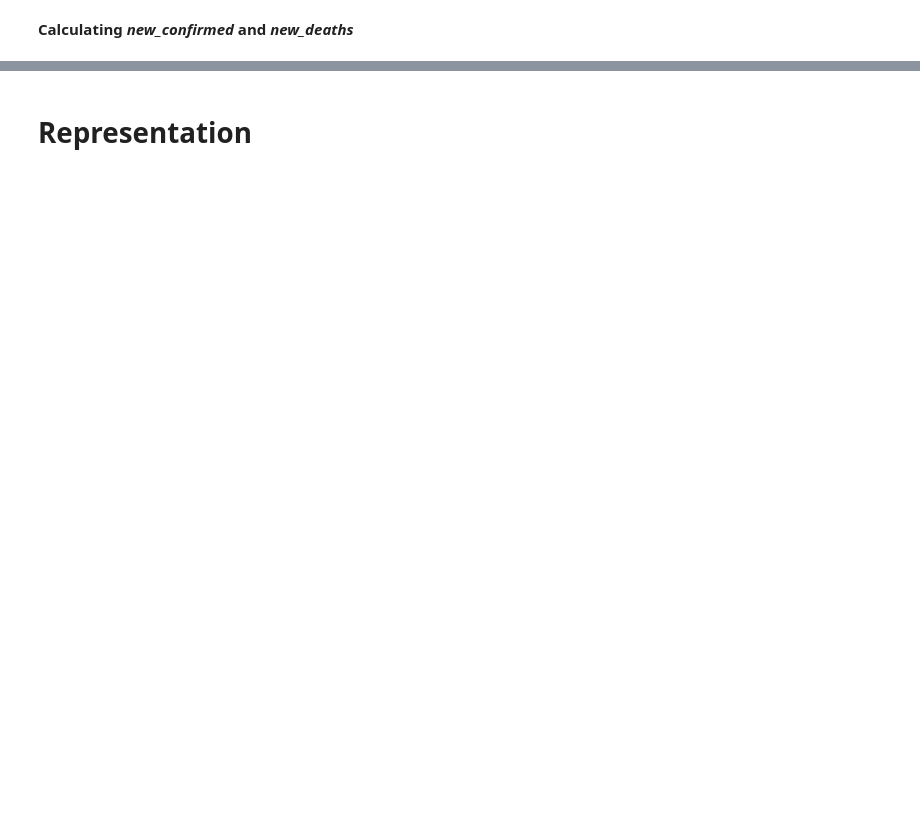
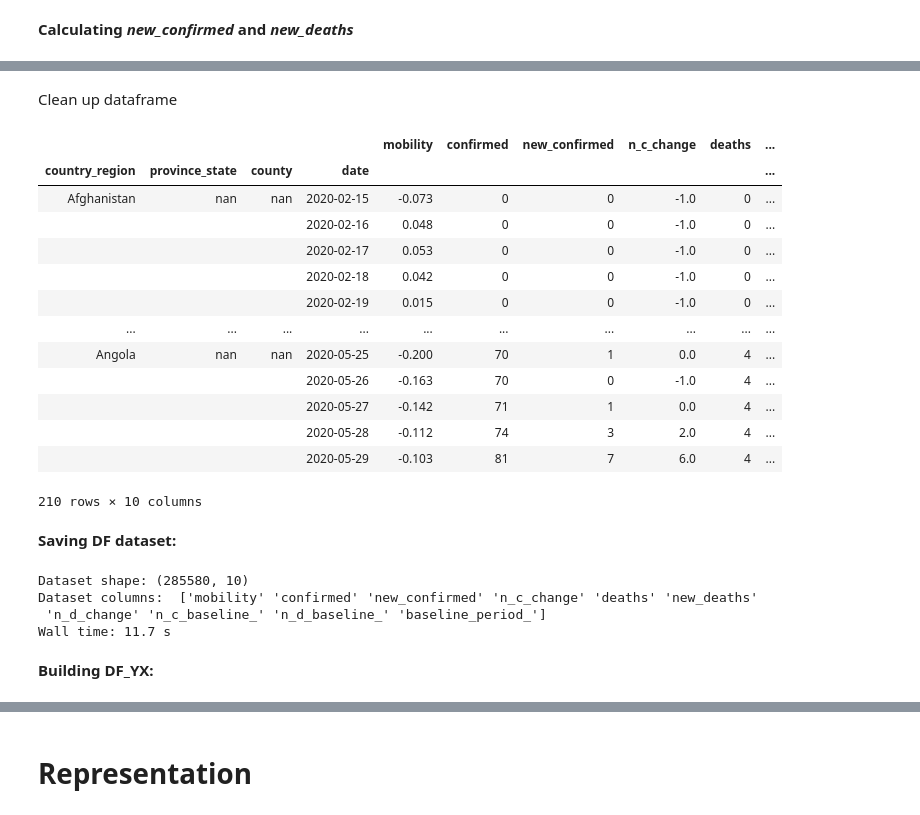
Before and after one commit to abtinkd/covid19, a Jupyter notebook: data-exploration.ipynb, the cells around one changed output, grey strips where cells are left out. Cells and saved outputs as stored; diff of their text form; code cells hidden in the pictures; blank space fills up the shorter version.

```diff
--- a/data-exploration.ipynb
+++ b/data-exploration.ipynb
@@ -348,0 +211,4 @@ dd2 = load_xy_dataframe()
+# %%
+df['new_deaths'] = df['new_deaths'].astype('int64')
+df['new_confirmed'] = df['new_confirmed'].astype('int64')
+df = df[['mobility', 'confirmed', 'new_confirmed', 'deaths', 'new_deaths']]
@@ -348,0 +217,5 @@ dd2 = load_xy_dataframe()
+# %%
+baseline_start_date = pd.to_datetime('2020-04-01')
+baseline_end_date = pd.to_datetime('2020-04-30')
+print(f'baseline period: {baseline_start_date} to {baseline_end_date}')
+df['baseline_period_'] = f'{baseline_start_date.date()}_{baseline_end_date.date()}'
@@ -348,0 +224,19 @@ dd2 = load_xy_dataframe()
+# %%
+%%time
+# only consider the view of the dataframe during baseline_start/end_time, then find median along first three index
+idx_bp = idx[:, :, :, baseline_start_date: baseline_end_date]
+df['n_c_baseline_'] = df.loc[idx_bp, 'new_confirmed'].median(axis=0, level=[0,1,2])
+df['n_d_baseline_'] = df.loc[idx_bp, 'new_deaths'].median(axis=0, level=[0,1,2])
+# set baseline to 1 for those countries that baseline is 0
+df['1'] = 1
+df['n_c_baseline_'] = df[['n_c_baseline_', '1']].max(axis=1)
+df['n_d_baseline_'] = df[['n_d_baseline_', '1']].max(axis=1)
+
+# slower version:
+# for name, group in df.groupby(axis='index', level=[0,1,2]):
+#     start_index = (*name, baseline_start_date)
+#     end_index = (*name, baseline_end_date)
+#     n_c_baseline = max(1, df.loc[idx[start_index: end_index], 'new_confirmed'].median())
+#     n_d_baseline = max(1, df.loc[idx[start_index: end_index], 'new_deaths'].median())
+#     df.loc[name, 'n_c_baseline_'] = n_c_baseline
+#     df.loc[name, 'n_d_baseline_'] = n_d_baseline
@@ -348,0 +245,46 @@ dd2 = load_xy_dataframe()
+# %%
+df['n_c_change'] = (((df['new_confirmed'] - df['n_c_baseline_']) / df['n_c_baseline_'])
+                                    .round(3))
+df['n_d_change'] = (((df['new_deaths'] - df['n_d_baseline_']) / df['n_d_baseline_'])
+                                .round(3))
+# %% [markdown]
+Clean up dataframe
+# %%
+# drop column '1' and rearrange them
+# df.drop(axis=1, labels='1', inplace=True)
+df = df[['mobility',
+         'confirmed', 'new_confirmed', 'n_c_change',
+         'deaths', 'new_deaths', 'n_d_change',
+         'n_c_baseline_', 'n_d_baseline_', 'baseline_period_']]
+df.loc[idx['Afghanistan': 'Angola'],]
+# %% [output]
+|  |  |  |  | mobility | confirmed | new_confirmed | n_c_change | deaths | ... |
+| country_region | province_state | county | date |  |  |  |  |  | ... |
+| Afghanistan | nan | nan | 2020-02-15 | -0.073 | 0 | 0 | -1.0 | 0 | ... |
+|  |  |  | 2020-02-16 | 0.048 | 0 | 0 | -1.0 | 0 | ... |
+|  |  |  | 2020-02-17 | 0.053 | 0 | 0 | -1.0 | 0 | ... |
+|  |  |  | 2020-02-18 | 0.042 | 0 | 0 | -1.0 | 0 | ... |
+|  |  |  | 2020-02-19 | 0.015 | 0 | 0 | -1.0 | 0 | ... |
+| ... | ... | ... | ... | ... | ... | ... | ... | ... | ... |
+| Angola | nan | nan | 2020-05-25 | -0.200 | 70 | 1 | 0.0 | 4 | ... |
+|  |  |  | 2020-05-26 | -0.163 | 70 | 0 | -1.0 | 4 | ... |
+|  |  |  | 2020-05-27 | -0.142 | 71 | 1 | 0.0 | 4 | ... |
+|  |  |  | 2020-05-28 | -0.112 | 74 | 3 | 2.0 | 4 | ... |
+|  |  |  | 2020-05-29 | -0.103 | 81 | 7 | 6.0 | 4 | ... |
+210 rows × 10 columns
+# %% [markdown]
+**Saving DF dataset:**
+# %%
+%%time
+print('Dataset shape:', df.shape)
+print('Dataset columns: ', df.columns.ravel())
+today = datetime.datetime.today().date()
+df.to_csv(f'datasets/{today}_df.csv', index=True)
+pd.testing.assert_frame_equal(df, load_main_dataframe(today))
+# %% [output]
+Dataset shape: (285580, 10)
+Dataset columns:  ['mobility' 'confirmed' 'new_confirmed' 'n_c_change' 'deaths' 'new_deaths'
+ 'n_d_change' 'n_c_baseline_' 'n_d_baseline_' 'baseline_period_']
+Wall time: 11.7 s
+# %% [markdown]
+**Building DF_YX:**
```
Also changed, not shown: parts of 48 cells of this notebook.
